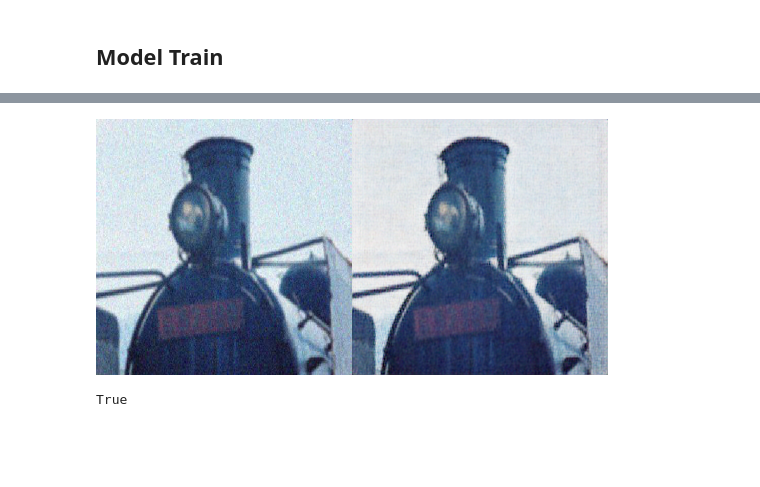
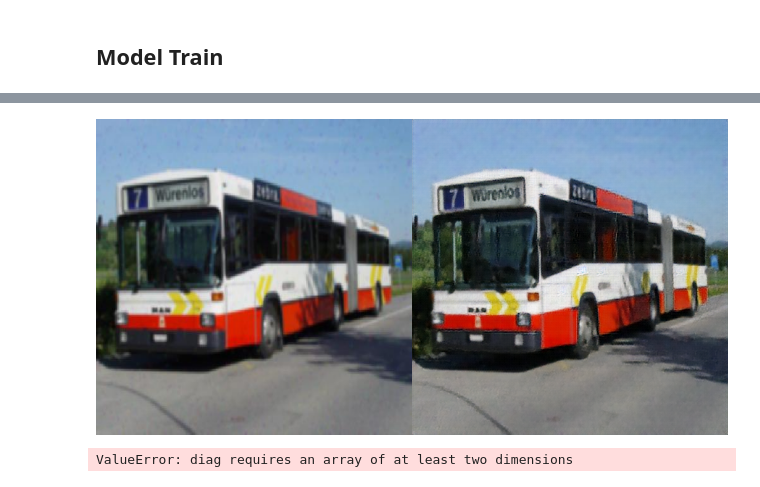
Before and after one commit to Imsanskar/Old-image-restoration-minor, a Jupyter notebook: webpage/pix2pix_super_res/model.ipynb, the cells around one changed output, grey strips where cells are left out. Saved outputs shown, nothing was run; the diff lists cells and outputs as text; code cells hidden in the pictures; blank space fills up the shorter version.

Commit message:
Microsoft model configured and pix2pix super res created

```diff
--- a/webpage/pix2pix_super_res/model.ipynb
+++ b/webpage/pix2pix_super_res/model.ipynb
@@ -42,8 +42,8 @@ beta_1 = 0.5
 beta_2 = 0.999
 
 # image size
-image_height = 256
-image_width = 256
+image_height = 512
+image_width = 512
 # %%
 def weights_init_normal(m):
     classname = m.__class__.__name__
@@ -182,16 +182,18 @@ cuda = True if torch.cuda.is_available() else False
 device = 'cuda' if torch.cuda.is_available() else 'cpu'
 print(cuda)
 
+generator_file = "saved_models/generator.pth"
+discriminator_file = "saved_models/discriminator.pth"
 # initialize weights if the model is not found in the paths
-if os.path.exists("saved_models/generator.pth"):
+if os.path.exists(generator_file):
     print("Generator Found")
-    generator.load_state_dict(torch.load("saved_models/generator.pth", map_location = device))
+    generator.load_state_dict(torch.load(generator_file, map_location = device))
 else:
     generator.apply(weights_init_normal)
 
-if os.path.exists("saved_models/discriminator.pth"):
+if os.path.exists(discriminator_file):
     print("Discriminator Found")
-    discriminator.load_state_dict(torch.load("saved_models/discriminator.pth", map_location = device))
+    discriminator.load_state_dict(torch.load(discriminator_file, map_location = device))
 else:
     discriminator.apply(weights_init_normal)
 
@@ -230,7 +234,7 @@ pair_image_dataloader = img_dataloader.ImageDataset("./data/train/old_images", "
 
 dataloader = DataLoader(
     pair_image_dataloader,
-    batch_size = 10,
+    batch_size = 5,
     shuffle = True
 )
 
@@ -378,23 +447,32 @@ Discriminator Error: 0.009848054498434067, epoch: 0, itr: 10
 # %%
-test_image_index = 3
-test_image_index_2 = 2
+test_image_index = 4
+test_image_index_2 = 0
 dataloader_list = list(iter(dataloader))
 output_image = image_manipulation.np_to_pil(
     generator(dataloader_list[test_image_index]['A'][test_image_index].unsqueeze(0).to(device)).detach().cpu().numpy()[0]
 )
 
 original_image = image_manipulation.np_to_pil(
     dataloader_list[test_image_index]['A'][test_image_index].detach().cpu().numpy()
 )
 
-new_image = Image.new(output_image.mode, (512, 256))
+new_image = Image.new(output_image.mode, (512 * 2, 512))
 
 new_image.paste(original_image, (0, 0))
-new_image.paste(output_image, (256, 0))
+new_image.paste(output_image, (512, 0))
 
 new_image
 # %% [output]
-[figure, old version]
+[figure, new version]
+# %%
+preprocess = transforms.Compose([
+    transforms.Resize(299),
+    transforms.CenterCrop(299),
+    transforms.ToTensor(),
+])
+fid(model(preprocess(new_image).unsqueeze(0)).detach().cpu().numpy(), model(preprocess(original_image).unsqueeze(0)).detach().cpu().numpy())
+# %% [output]
+ValueError: diag requires an array of at least two dimensions
 # %%
 import requests
 from io import BytesIO
@@ -413,6 +491,6 @@ new_image.paste(output_image, (256, 0))
 torch.save(generator.state_dict(), "saved_models/generator.pth")
 torch.save(discriminator.state_dict(), "saved_models/discriminator.pth")
 # %%
-os.path.exists("saved_models/generator.pth")
+# count the number of trainable parameters
+def count_parameters(model):
+    return sum(p.numel() for p in model.parameters() if p.requires_grad)
-# %% [output]
-True
```
Also changed, not shown: parts of 6 cells of this notebook, 8 other files.
